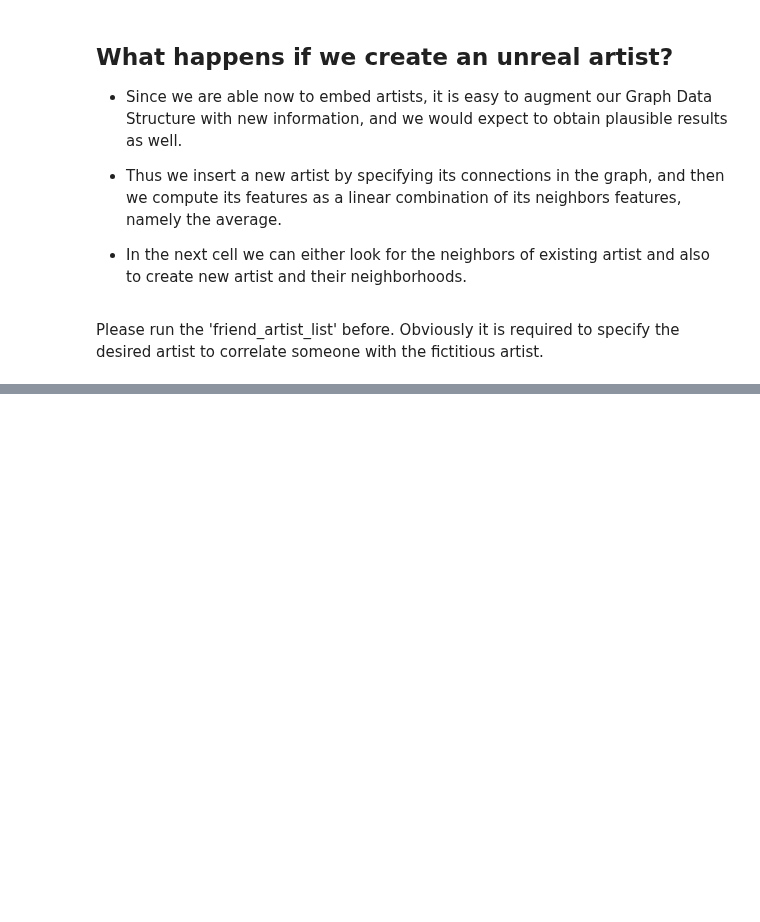
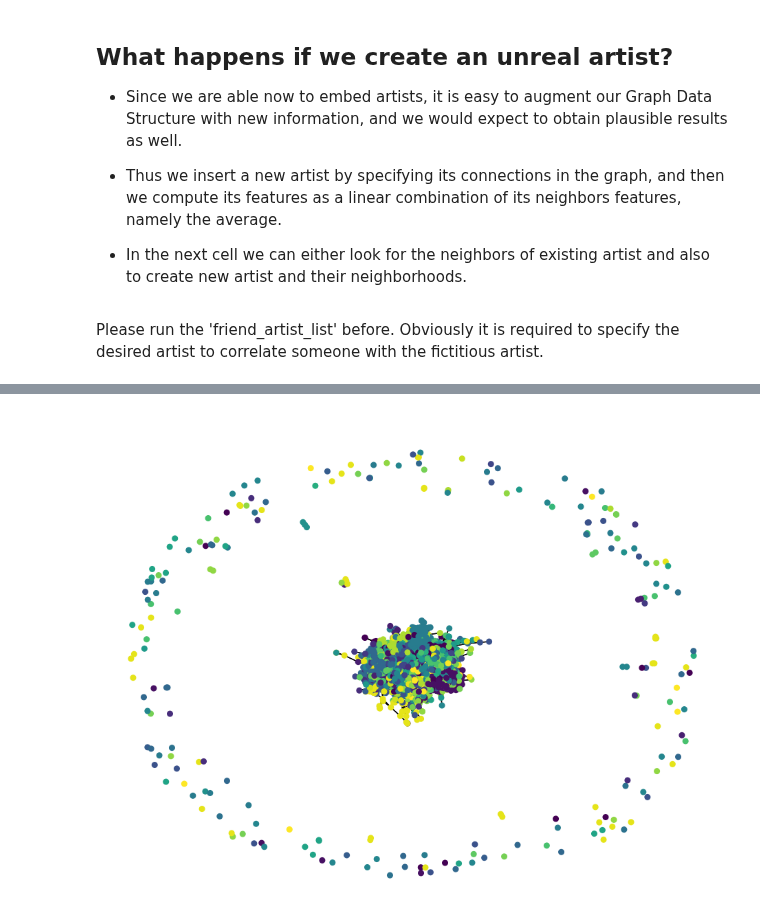
Before and after one commit to difra100/AS-Project, a Jupyter notebook: Test_Artist_similarity.ipynb, the cells around one changed output, grey strips where cells are left out. Cells and saved outputs as stored; diff of their text form; code cells hidden in the pictures; blank space fills up the shorter version.

Commit message:
updated with networkx utility

```diff
--- a/Test_Artist_similarity.ipynb
+++ b/Test_Artist_similarity.ipynb
@@ -107,7 +89,7 @@ device = 'cuda' if torch.cuda.is_available() else 'cpu'
 
 from torch_geometric.data import Data
 from torch_geometric.utils import structured_negative_sampling
-data = Data(x=X, edge_index = A).to(device)
+data = Data(x=X, edge_index = A, y = labels).to(device)
 # %%
 # Number of layers #
 # G1 = GraphSage(1)
@@ -409,0 +351,29 @@ findfont: Font family ['Times New Roman'] not found. Falling back to DejaVu Sans
+# %%
+import random
+from torch_geometric.utils import to_networkx
+import networkx as nx
+import matplotlib.pyplot as plt
+
+def convert_to_networkx(graph, n_sample=None):
+
+    g = to_networkx(graph.cpu(), node_attrs=["x"])
+    y = graph.y.cpu().numpy()
+
+    if n_sample is not None:
+        sampled_nodes = random.sample(g.nodes, n_sample)
+        g = g.subgraph(sampled_nodes)
+        y = y[sampled_nodes]
+
+    return g, y
+
+
+def plot_graph(g, y):
+
+    plt.figure(figsize=(9, 7))
+    nx.draw_spring(g, node_size=30, arrows=False, node_color=y)
+    plt.show()
+# %%
+g, y = convert_to_networkx(data)
+plot_graph(g, y)
+# %% [output]
+[figure, added]
```
Also changed, not shown: parts of 7 cells of this notebook.
